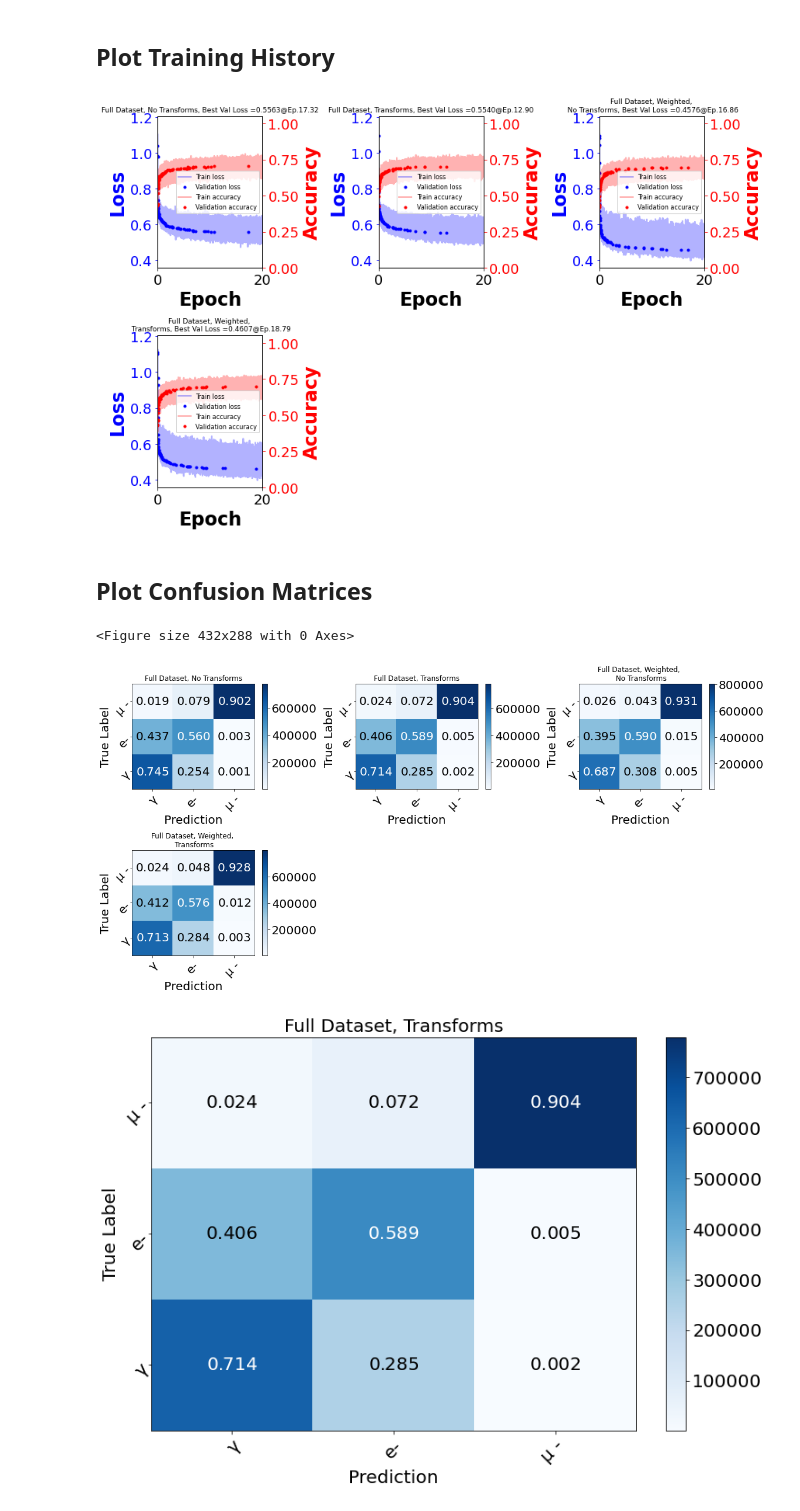
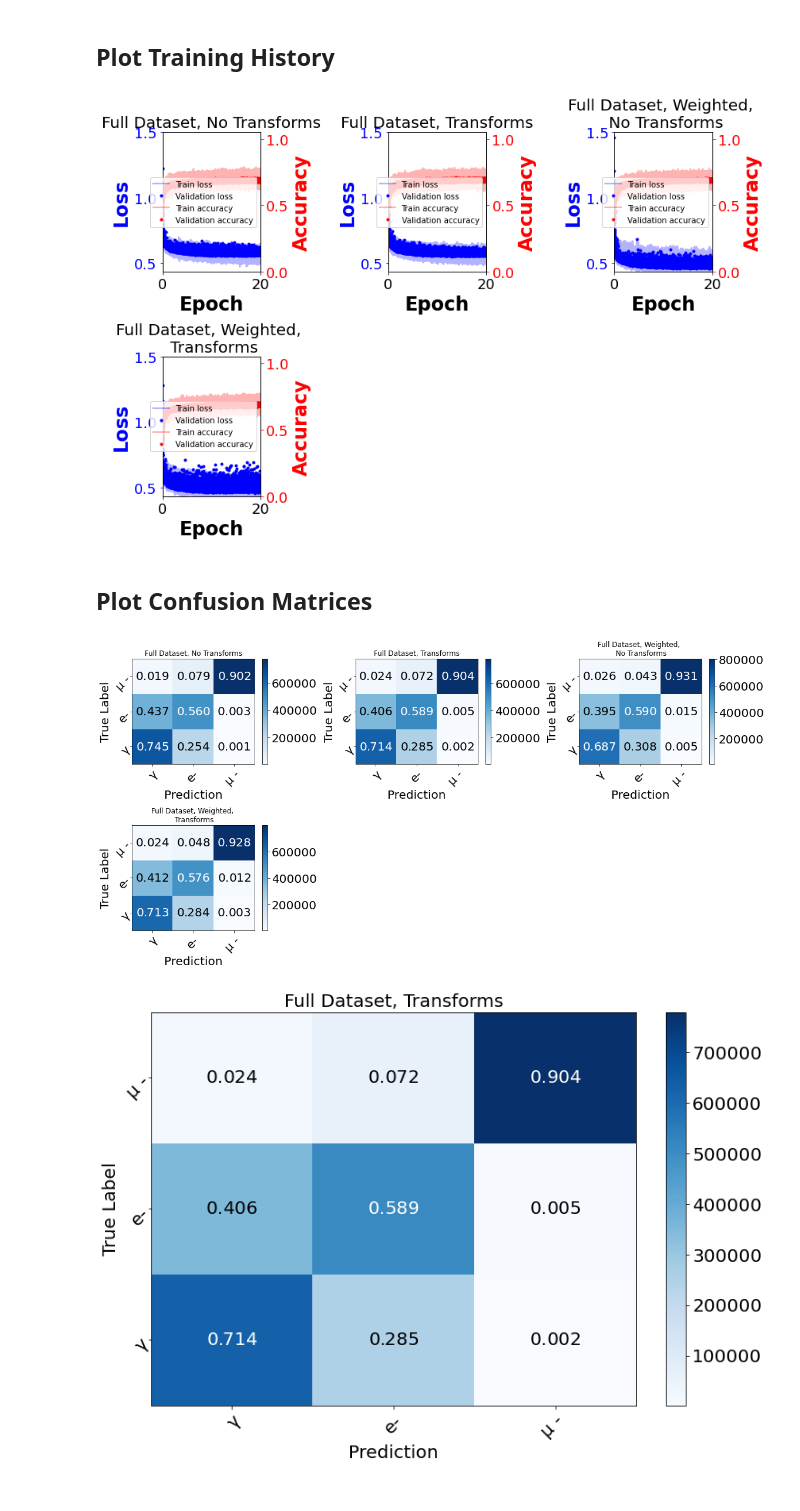
Before and after one commit to WatChMaL/CNN, a Jupyter notebook: ResNet_Analysis/15. First 3-class Runs on Extra Data.ipynb, the cells around one changed output. Saved outputs shown, nothing was run; the diff lists cells and outputs as text; code cells hidden in the pictures.

```diff
--- a/ResNet_Analysis/15. First 3-class Runs on Extra Data.ipynb
+++ b/ResNet_Analysis/15. First 3-class Runs on Extra Data.ipynb
@@ -51,20 +50,18 @@ softmax_index_dict = {value:key for key, value in LABEL_DICT.items()}
 # %% [markdown]
 ## Plot Training History
 # %%
-fig = disp_multiple_learn_hist(paths,losslim=None,titles=run_names,leg_font=8, title_font=9, best_only=True)
+fig = disp_multiple_learn_hist(paths,losslim=1.5,titles=run_names,leg_font=10, title_font=20)
 # %% [output]
-[figure, old version]
+[figure, new version]
 # %% [markdown]
 ## Plot Confusion Matrices
 # %%
 test_output = [load_test_output_pn(os.path.join(loc,'test_validation_iteration_dump.npz'),os.path.join(os.getcwd(),'Pointnet_Cut_Indices/pointnet_cut_indices.npz'),np.load(idx_file_paths[i])['test_idxs'], cut_names[i])
                for i,loc in enumerate(paths)]
 # %%
-plt.clf()
-fig=plot_multiple_confusion_matrix([output['labels'] for output in test_output], [output['predicted_labels'] for output in test_output],
+fig = plot_multiple_confusion_matrix([output['labels'] for output in test_output], [output['predicted_labels'] for output in test_output],
                                ['\u03B3','e-','\u03BC -'],titles=run_names)
 # %% [output]
-<Figure size 432x288 with 0 Axes>
 [figure]
 # %%
 preferred_run=test_output[preferred_run_idx]
```
Also changed, not shown: parts of 36 cells of this notebook, 19 other files.
